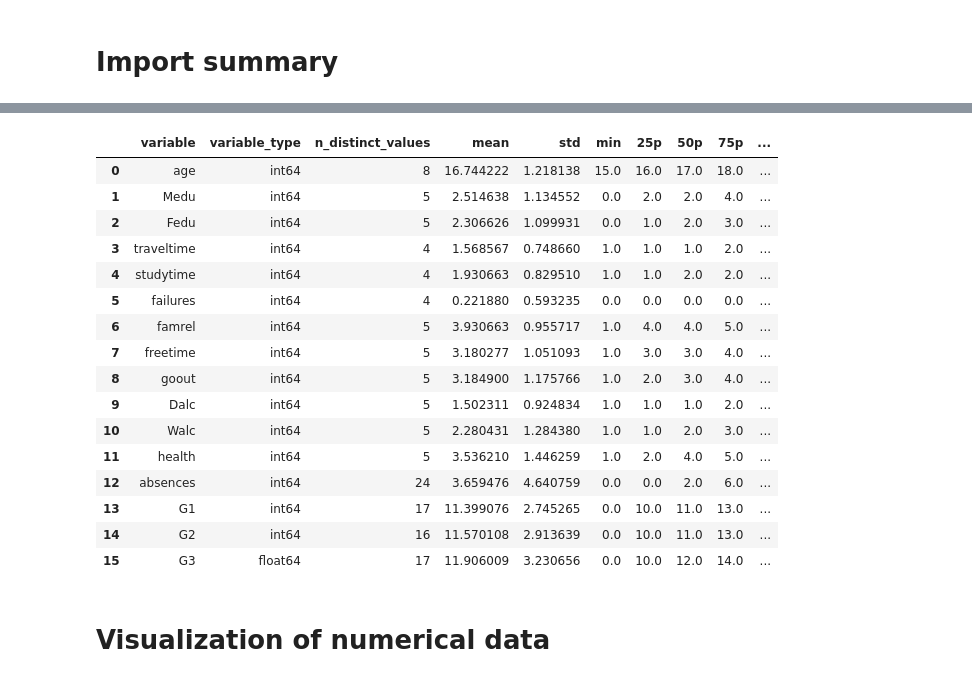
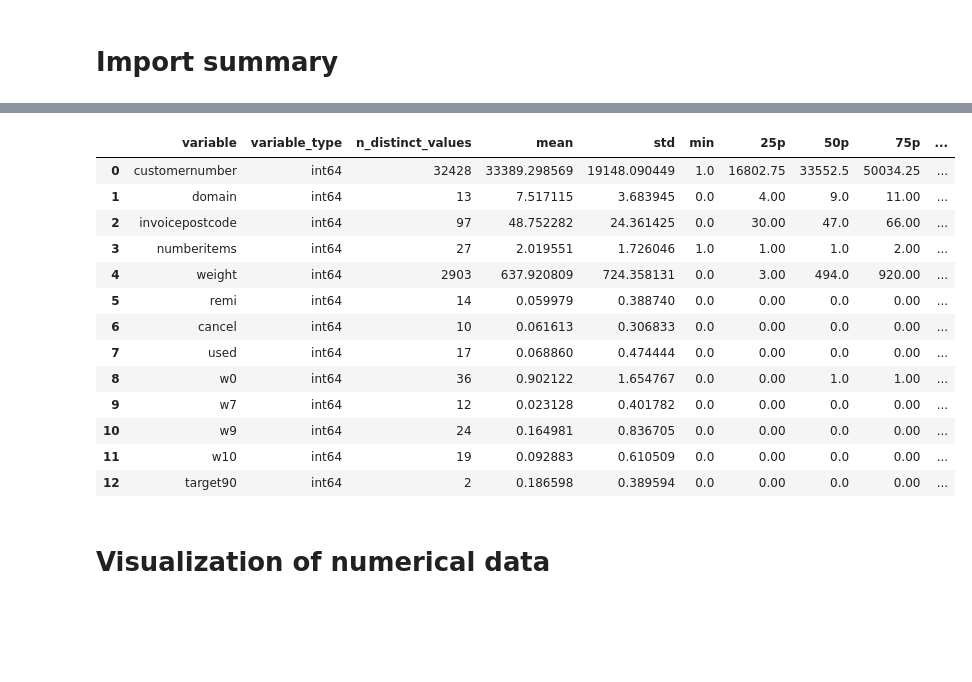
Before and after one commit to Jane-Tran/hong_notebooks, a Jupyter notebook: python/auto_eda.ipynb, the cells around one changed output, grey strips where cells are left out. Saved outputs shown, nothing was run; the diff lists cells and outputs as text; code cells hidden in the pictures; blank space fills up the shorter version.

```diff
--- a/python/auto_eda.ipynb
+++ b/python/auto_eda.ipynb
@@ -126,8 +110,45 @@ dict_verify_dtype = {
+# %%
+# variable params
+str_target_var = "target90"
+ls_exclude_var = [
+    "w1",
+    "w2",
+    "w3",
+    "w4",
+    "w5",
+    "w6",
+    "points"
+]
+
+# read data params
+str_file_path = "data/dmc2010_train.csv"
+str_sep = ";"
+str_decimal = "."
+b_doublequote = True
+na_values = "?"
+
+dict_verify_dtype = {
+    "salutation": np.object,
+    "title": np.object,
+    "newsletter": np.object,
+    "model": np.object,
+    "paymenttype": np.object,
+    "deliverytype": np.object,
+    "voucher": np.object,
+    "case": np.object,
+    "gift": np.object,
+    "entry": np.object,
+    "shippingcosts": np.object,
+    "w8": np.object,
+}
 # %%
 df, df_summary = get_import_summary(str_file_path,
-                                dict_verify_dtype=dict_verify_dtype,
-                                ls_exclude_var=ls_exclude_var,
-                                na_values=na_values)
+                                    str_sep = str_sep,
+                                    str_decimal = str_decimal,
+                                    b_doublequote = b_doublequote,
+                                    ls_exclude_var = ls_exclude_var,
+                                    dict_verify_dtype = dict_verify_dtype,
+                                    na_values=na_values)
 
 print "Number of observations:", df.shape[0]
 print "Number of variables:", df.shape[1]
@@ -146,20 +165,17 @@ Name: reason, dtype: float64
 |  | variable | variable_type | n_distinct_values | mean | std | min | 25p | 50p | 75p | ... |
-| 0 | age | int64 | 8 | 16.744222 | 1.218138 | 15.0 | 16.0 | 17.0 | 18.0 | ... |
-| 1 | Medu | int64 | 5 | 2.514638 | 1.134552 | 0.0 | 2.0 | 2.0 | 4.0 | ... |
-| 2 | Fedu | int64 | 5 | 2.306626 | 1.099931 | 0.0 | 1.0 | 2.0 | 3.0 | ... |
-| 3 | traveltime | int64 | 4 | 1.568567 | 0.748660 | 1.0 | 1.0 | 1.0 | 2.0 | ... |
-| 4 | studytime | int64 | 4 | 1.930663 | 0.829510 | 1.0 | 1.0 | 2.0 | 2.0 | ... |
-| 5 | failures | int64 | 4 | 0.221880 | 0.593235 | 0.0 | 0.0 | 0.0 | 0.0 | ... |
-| 6 | famrel | int64 | 5 | 3.930663 | 0.955717 | 1.0 | 4.0 | 4.0 | 5.0 | ... |
-| 7 | freetime | int64 | 5 | 3.180277 | 1.051093 | 1.0 | 3.0 | 3.0 | 4.0 | ... |
-| 8 | goout | int64 | 5 | 3.184900 | 1.175766 | 1.0 | 2.0 | 3.0 | 4.0 | ... |
-| 9 | Dalc | int64 | 5 | 1.502311 | 0.924834 | 1.0 | 1.0 | 1.0 | 2.0 | ... |
-| 10 | Walc | int64 | 5 | 2.280431 | 1.284380 | 1.0 | 1.0 | 2.0 | 3.0 | ... |
-| 11 | health | int64 | 5 | 3.536210 | 1.446259 | 1.0 | 2.0 | 4.0 | 5.0 | ... |
-| 12 | absences | int64 | 24 | 3.659476 | 4.640759 | 0.0 | 0.0 | 2.0 | 6.0 | ... |
-| 13 | G1 | int64 | 17 | 11.399076 | 2.745265 | 0.0 | 10.0 | 11.0 | 13.0 | ... |
-| 14 | G2 | int64 | 16 | 11.570108 | 2.913639 | 0.0 | 10.0 | 11.0 | 13.0 | ... |
-| 15 | G3 | float64 | 17 | 11.906009 | 3.230656 | 0.0 | 10.0 | 12.0 | 14.0 | ... |
+| 0 | customernumber | int64 | 32428 | 33389.298569 | 19148.090449 | 1.0 | 16802.75 | 33552.5 | 50034.25 | ... |
+| 1 | domain | int64 | 13 | 7.517115 | 3.683945 | 0.0 | 4.00 | 9.0 | 11.00 | ... |
+| 2 | invoicepostcode | int64 | 97 | 48.752282 | 24.361425 | 0.0 | 30.00 | 47.0 | 66.00 | ... |
+| 3 | numberitems | int64 | 27 | 2.019551 | 1.726046 | 1.0 | 1.00 | 1.0 | 2.00 | ... |
+| 4 | weight | int64 | 2903 | 637.920809 | 724.358131 | 0.0 | 3.00 | 494.0 | 920.00 | ... |
+| 5 | remi | int64 | 14 | 0.059979 | 0.388740 | 0.0 | 0.00 | 0.0 | 0.00 | ... |
+| 6 | cancel | int64 | 10 | 0.061613 | 0.306833 | 0.0 | 0.00 | 0.0 | 0.00 | ... |
+| 7 | used | int64 | 17 | 0.068860 | 0.474444 | 0.0 | 0.00 | 0.0 | 0.00 | ... |
+| 8 | w0 | int64 | 36 | 0.902122 | 1.654767 | 0.0 | 0.00 | 1.0 | 1.00 | ... |
+| 9 | w7 | int64 | 12 | 0.023128 | 0.401782 | 0.0 | 0.00 | 0.0 | 0.00 | ... |
+| 10 | w9 | int64 | 24 | 0.164981 | 0.836705 | 0.0 | 0.00 | 0.0 | 0.00 | ... |
+| 11 | w10 | int64 | 19 | 0.092883 | 0.610509 | 0.0 | 0.00 | 0.0 | 0.00 | ... |
+| 12 | target90 | int64 | 2 | 0.186598 | 0.389594 | 0.0 | 0.00 | 0.0 | 0.00 | ... |
 # %% [markdown]
 # Visualization of numerical data
 # %%
```
Also changed, not shown: parts of 10 cells of this notebook, 1 other file.
